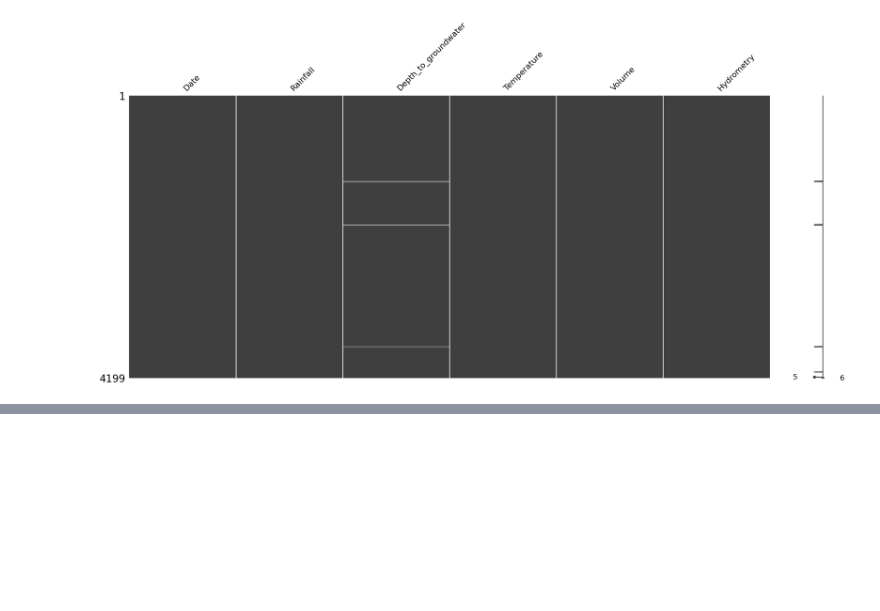
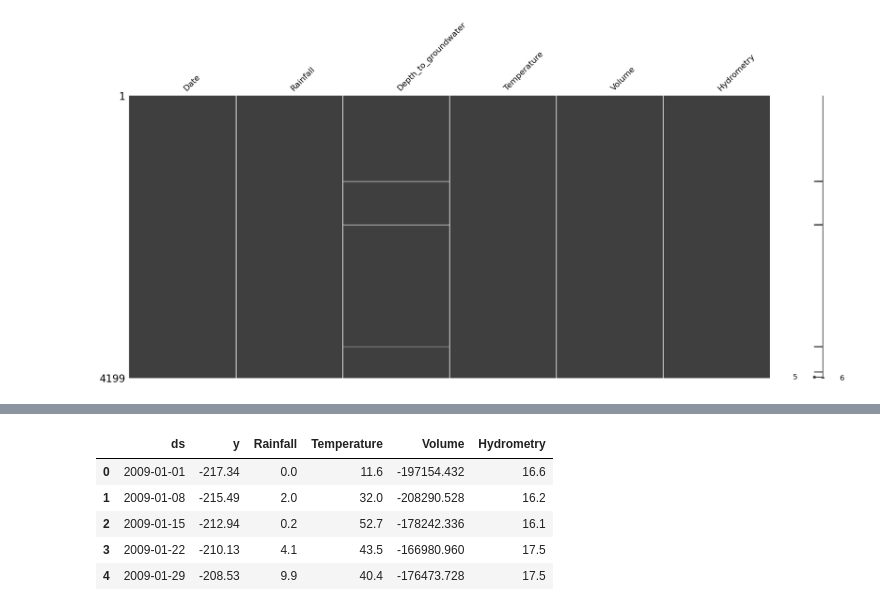
Before and after one commit to leandro-reguero/tutorial-time-series, a Jupyter notebook: src/kaggle_compe.ipynb, the cells around one changed output, grey strips where cells are left out. Saved outputs shown, nothing was run; the diff lists cells and outputs as text; code cells hidden in the pictures; blank space fills up the shorter version.

```diff
--- a/src/kaggle_compe.ipynb
+++ b/src/kaggle_compe.ipynb
@@ -138,0 +232,3 @@ sns.lineplot(x = data['Date'], y = data['Volume'], hue=data['Volume'].isna().cum
+# %%
+# Weekly downsampling can smooth data and help in analysis
+data = data[['Date', 'Rainfall', 'Depth_to_groundwater', 'Temperature', 'Volume', 'Hydrometry']].resample('7D', on='Date').sum().reset_index()
@@ -138,0 +251,29 @@ sns.lineplot(x = data['Date'], y = data['Volume'], hue=data['Volume'].isna().cum
+# %%
+# careful split of time series data for training and testing:
+features = ['Rainfall', 'Temperature', 'Volume', 'Hydrometry']
+target = ['Depth_to_groundwater']
+
+train_size = int(0.8 * len(data))
+
+split_data = data[['Date'] + target + features].copy()
+split_data.columns = ['ds', 'y'] + features
+# Columns named ds i.e. Date and y i.e. Target
+# Forecasting models themselves identify ds, y as date and Target value respectively from data.
+
+train = split_data.iloc[:train_size, :]
+
+# Splitting data into training and validation dataset
+X_train = pd.DataFrame(split_data.iloc[:train_size, [0, 2, 3, 4, 5]])
+y_train = pd.DataFrame(split_data.iloc[:train_size, 1])
+
+X_valid = pd.DataFrame(split_data.iloc[train_size: , [0, 2, 3, 4, 5]])
+y_valid = pd.DataFrame(split_data.iloc[train_size: , 1])
+
+train.head()
+# %% [output]
+|  | ds | y | Rainfall | Temperature | Volume | Hydrometry |
+| 0 | 2009-01-01 | -217.34 | 0.0 | 11.6 | -197154.432 | 16.6 |
+| 1 | 2009-01-08 | -215.49 | 2.0 | 32.0 | -208290.528 | 16.2 |
+| 2 | 2009-01-15 | -212.94 | 0.2 | 52.7 | -178242.336 | 16.1 |
+| 3 | 2009-01-22 | -210.13 | 4.1 | 43.5 | -166980.960 | 17.5 |
+| 4 | 2009-01-29 | -208.53 | 9.9 | 40.4 | -176473.728 | 17.5 |
```
Also changed, not shown: parts of 11 cells of this notebook.
